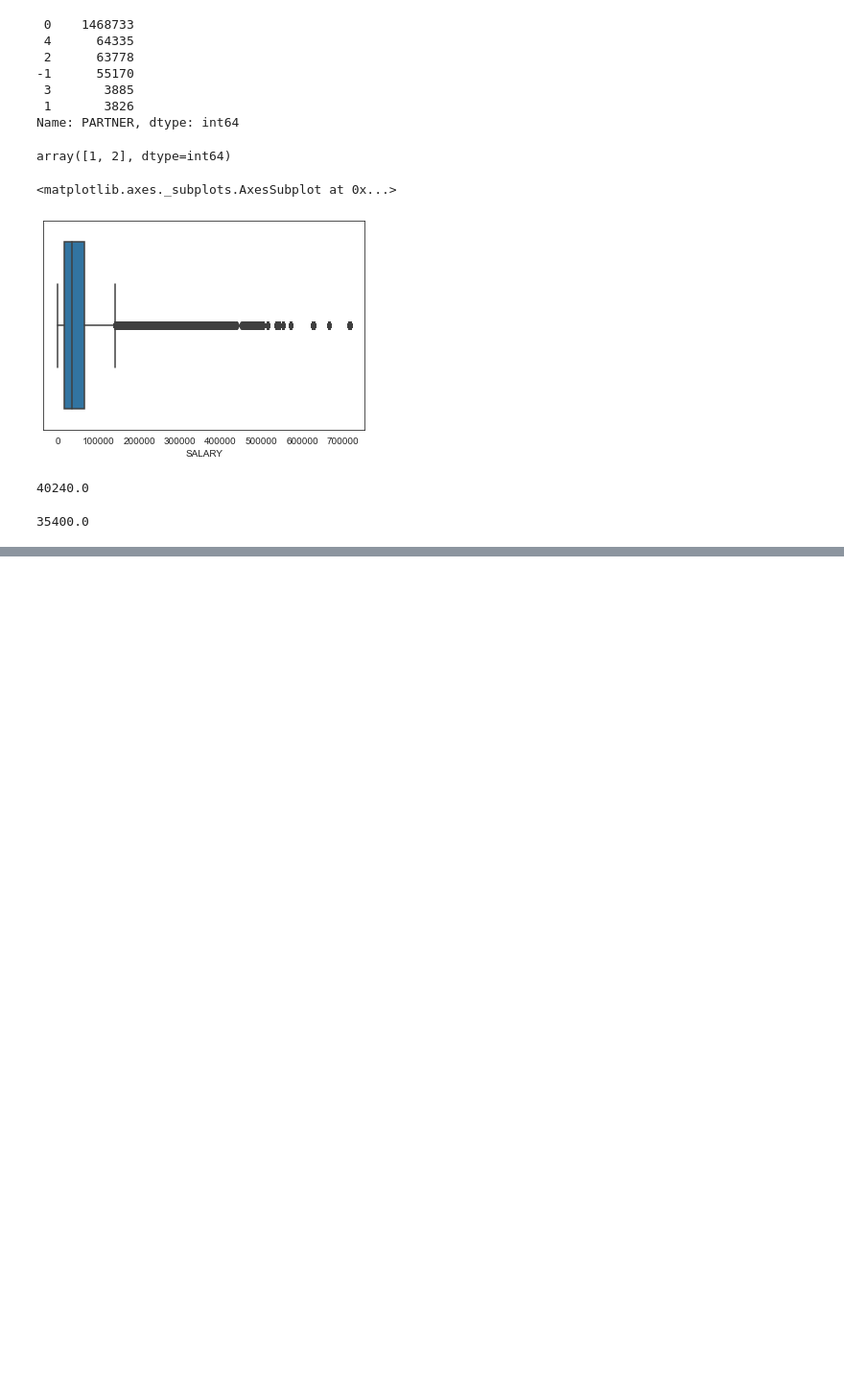
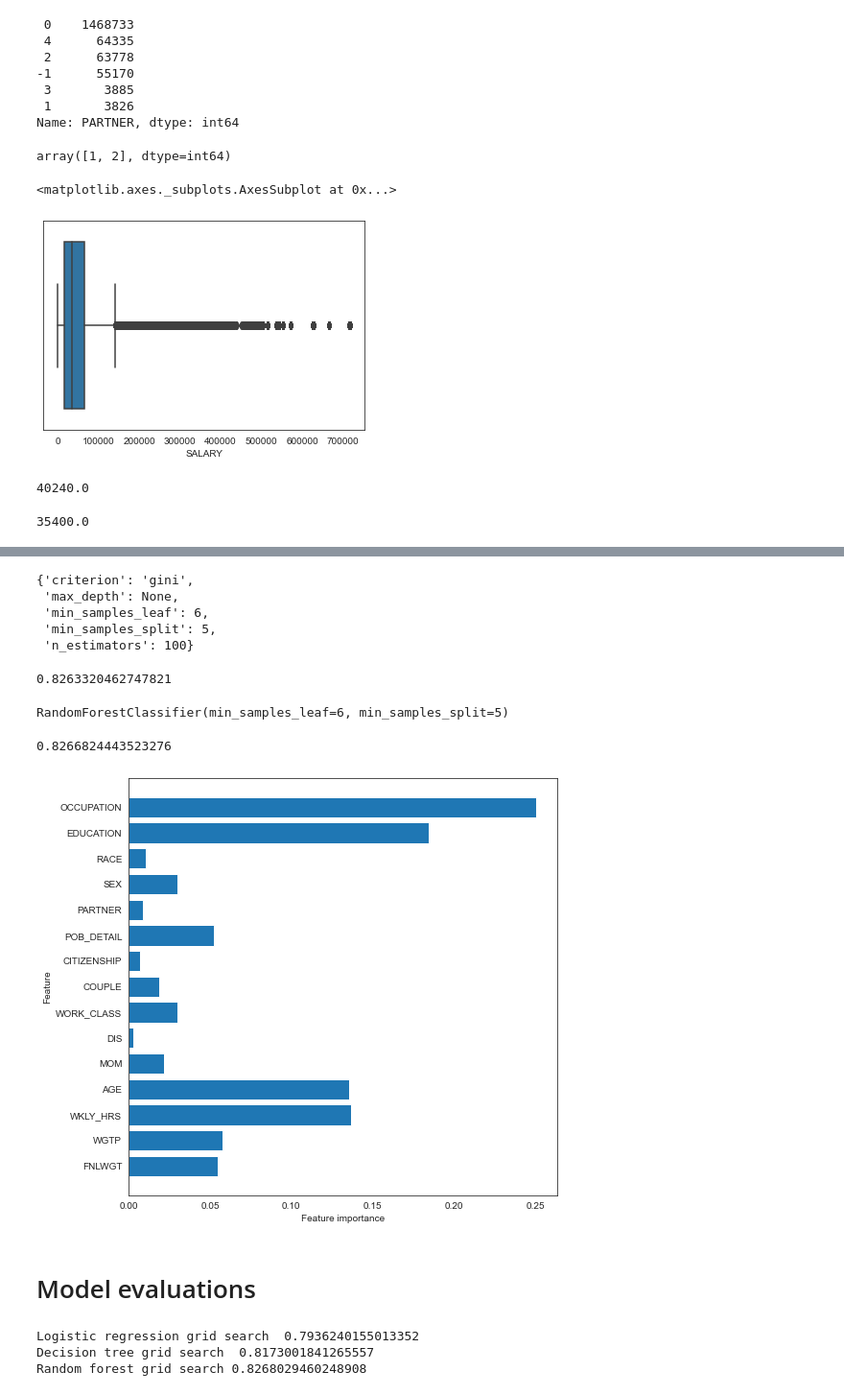
Before and after one commit to cierra4prez/Census_Income_Model, a Jupyter notebook: census_income_2019_EDA_Edward.ipynb, the cells around one changed output, grey strips where cells are left out. Shown at 96% size. Saved outputs shown, nothing was run; the diff lists cells and outputs as text; code cells hidden in the pictures; blank space fills up the shorter version.

```diff
--- a/census_income_2019_EDA_Edward.ipynb
+++ b/census_income_2019_EDA_Edward.ipynb
@@ -414,0 +455,3 @@ array(['23', '611M1', '722Z', '337', '56173', '447', '92M1', '928110P7',
+# %%
+dt_grid_search = GridSearchCV(dt, dt_param_grid, cv=3, verbose=True, n_jobs=-1)
+dt_grid_search.fit(X_train, y_train)
@@ -414,0 +484,12 @@ array(['23', '611M1', '722Z', '337', '56173', '447', '92M1', '928110P7',
+# %%
+rf_clf = RandomForestClassifier()
+rf_param_grid = {
+    'n_estimators': [10, 30, 100],
+    'criterion': ['gini', 'entropy'],
+    'max_depth': [None, 2, 6, 10],
+    'min_samples_split': [5, 10],
+    'min_samples_leaf': [3, 6]
+}
+# %%
+rf_grid_search = GridSearchCV(rf_clf, rf_param_grid, cv=3, verbose=True, n_jobs=-1)
+rf_grid_search.fit(X_train, y_train)
@@ -414,0 +509,49 @@ array(['23', '611M1', '722Z', '337', '56173', '447', '92M1', '928110P7',
+# %%
+rf_grid_search.best_params_
+# %% [output]
+{'criterion': 'gini',
+ 'max_depth': None,
+ 'min_samples_leaf': 6,
+ 'min_samples_split': 5,
+ 'n_estimators': 100}
+# %%
+rf_grid_search.best_score_
+# %% [output]
+0.8263320462747821
+# %%
+rf_clf = RandomForestClassifier(criterion = 'gini', min_samples_split = 5, min_samples_leaf = 6)
+rf_clf.fit(X_train, y_train)
+# %% [output]
+RandomForestClassifier(min_samples_leaf=6, min_samples_split=5)
+# %%
+y_pred = rf_clf.predict(X_test)
+accuracy_score(y_test, y_pred)
+# %% [output]
+0.8266824443523276
+# %%
+def plot_feature_imporances(model):
+    n_features = X_train.shape[1]
+    plt.figure(figsize = (8,8))
+    plt.barh(range(n_features), model.feature_importances_, align = 'center')
+    plt.yticks(np.arange(n_features), X_train.columns.values)
+    plt.xlabel('Feature importance')
+    plt.ylabel('Feature')
+
+plot_feature_imporances(rf_clf)
+# %% [output]
+[figure, added]
+# %% [markdown]
+# Model evaluations
+# %%
+logrg_score = best_clf.score(X_test, y_test)
+dt_score = dt_grid_search.score(X_test, y_test)
+rf_score = rf_grid_search.score(X_test, y_test)
+
+
+print("Logistic regression grid search ", logrg_score)
+print("Decision tree grid search ", dt_score)
+print("Random forest grid search", rf_score)
+# %% [output]
+Logistic regression grid search  0.7936240155013352
+Decision tree grid search  0.8173001841265557
+Random forest grid search 0.8268029460248908
```
Also changed, not shown: parts of 25 cells of this notebook.
